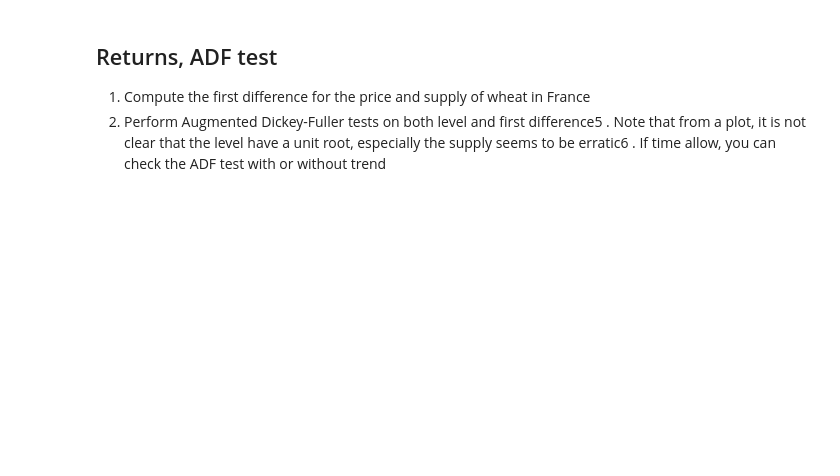
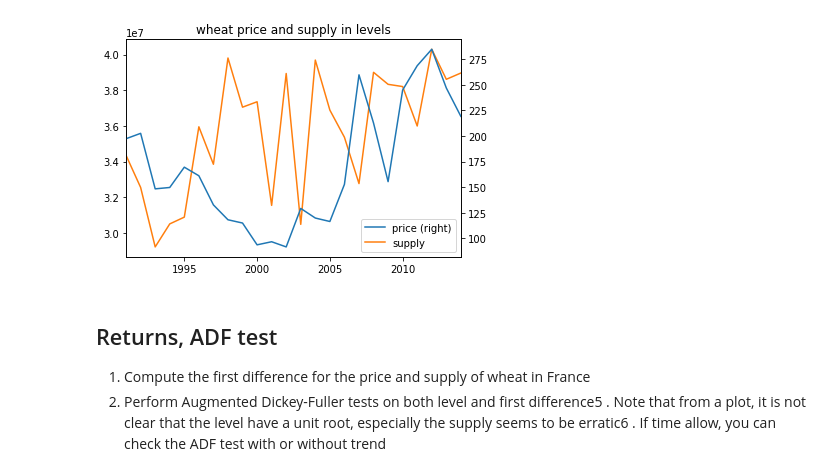
Before and after one commit to thomaspernet/PythonFinanceClass, a Jupyter notebook: QuantitativeFinance/Exam_2[NotAllCorrect].ipynb, the cells around one changed output. Cells and saved outputs as stored; diff of their text form; code cells hidden in the pictures; blank space fills up the shorter version.

```diff
--- a/QuantitativeFinance/Exam_2[NotAllCorrect].ipynb
+++ b/QuantitativeFinance/Exam_2[NotAllCorrect].ipynb
@@ -19,8 +21,8 @@ def prepData(csv):
 #(test[test['AreaName'].isin(['France'])]
 #                    .set_index('Year')['Value'])
 # %%
-csv = ['146908e8-7a8a-40ea-b670-b39daab67a15.csv',
-      'b24e9b0e-4b97-4acc-90f8-599cc178d434.csv']
+csv = ['https://raw.githubusercontent.com/thomaspernet/PythonFinanceClass/master/QuantitativeFinance/Datasets/146908e8-7a8a-40ea-b670-b39daab67a15.csv',
+       'https://raw.githubusercontent.com/thomaspernet/PythonFinanceClass/master/QuantitativeFinance/Datasets/b24e9b0e-4b97-4acc-90f8-599cc178d434.csv']
 df = prepData(csv = csv)
 # %%
 df.head()
@@ -27,6 +36,9 @@ df.head()
 # %%
-axw = df.loc[:,['price','supply']].plot(secondary_y = 'price',title='wheat price and supply in levels')
+axw = df.loc[:,['price','supply']].plot(secondary_y = 'price',
+                                        title='wheat price and supply in levels')
 figw = axw.get_figure()
+# %% [output]
+[figure, added]
 # %% [markdown]
 ## Returns, ADF test
 
```
Also changed, not shown: parts of 9 cells of this notebook.
